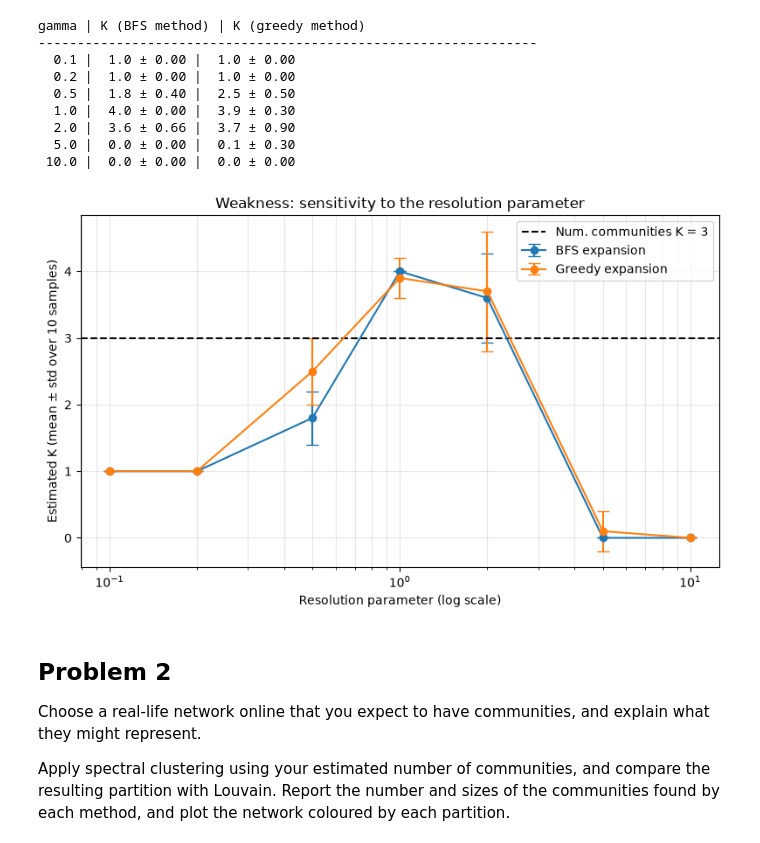
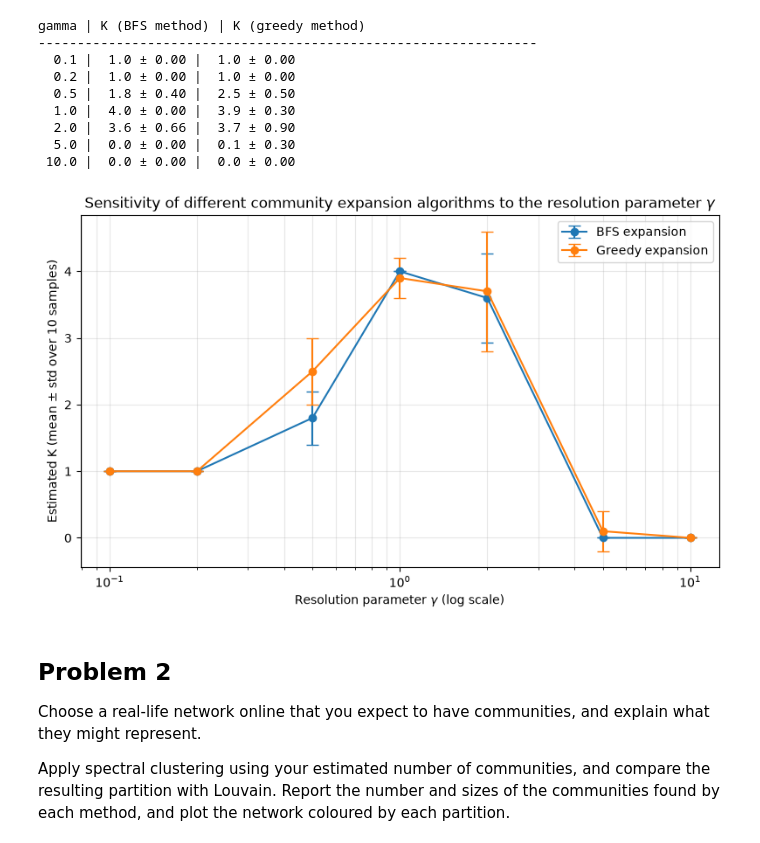
Before and after one commit to tjerkwillems7-ux/complex-networks-assignment-3, a Jupyter notebook: Group_6_Project_3.ipynb, the cells around one changed output. Saved outputs shown, nothing was run; the diff lists cells and outputs as text; code cells hidden in the pictures.

```diff
--- a/Group_6_Project_3.ipynb
+++ b/Group_6_Project_3.ipynb
@@ -437,25 +399,24 @@ gamma | K (BFS method) | K (greedy method)
 # %%
 fig, ax = plt.subplots(figsize = (8, 5))
 ax.errorbar(gamma_values,
             [np.mean(res_gamma_bfs[g]) for g in gamma_values],
             yerr=[np.std(res_gamma_bfs[g]) for g in gamma_values],
             fmt = "o-", capsize = 5, label = "BFS expansion")
 ax.errorbar(gamma_values,
             [np.mean(res_gamma_greedy[g]) for g in gamma_values],
             yerr=[np.std(res_gamma_greedy[g]) for g in gamma_values],
             fmt = "o-", capsize = 5, label = "Greedy expansion")
-ax.axhline(3, color = "k", ls = "--", label = "Num. communities K = 3")
 
 ax.set_xscale("log")
-ax.set_xlabel(r"Resolution parameter (log scale)")
+ax.set_xlabel(r"Resolution parameter $\gamma$ (log scale)")
 ax.set_ylabel("Estimated K (mean ± std over 10 samples)")
-ax.set_title(r"Weakness: sensitivity to the resolution parameter")
+ax.set_title(r"Sensitivity of different community expansion algorithms to the resolution parameter $\gamma$")
 ax.legend()
 ax.grid(alpha = 0.3, which = "both")
 plt.tight_layout()
 plt.show()
 # %% [output]
-[figure, old version]
+[figure, new version]
 # %% [markdown]
 ## Problem 2 <a name="problem-2" id="problem-2"></a>
 Choose a real-life network online that you expect to have communities, and explain what they might represent.
```
Also changed, not shown: parts of 15 cells of this notebook, 1 other file.
